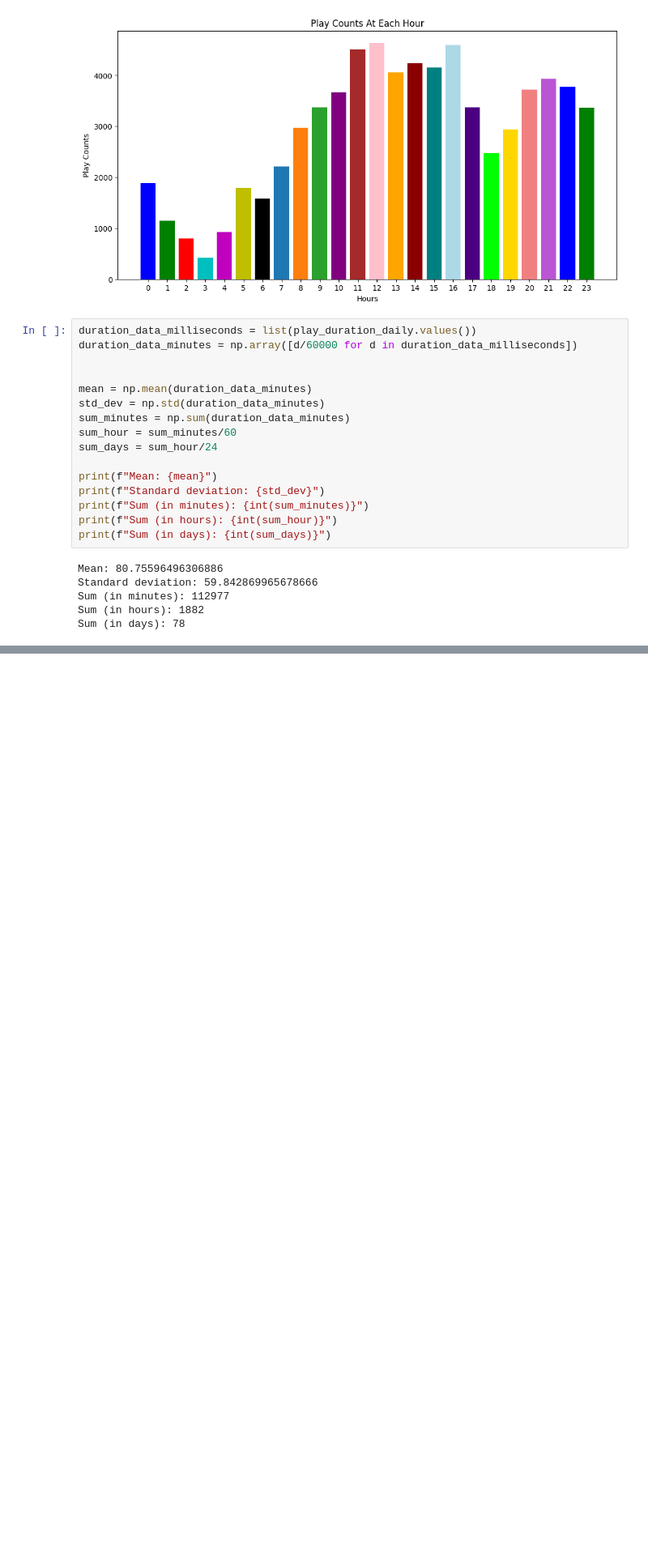
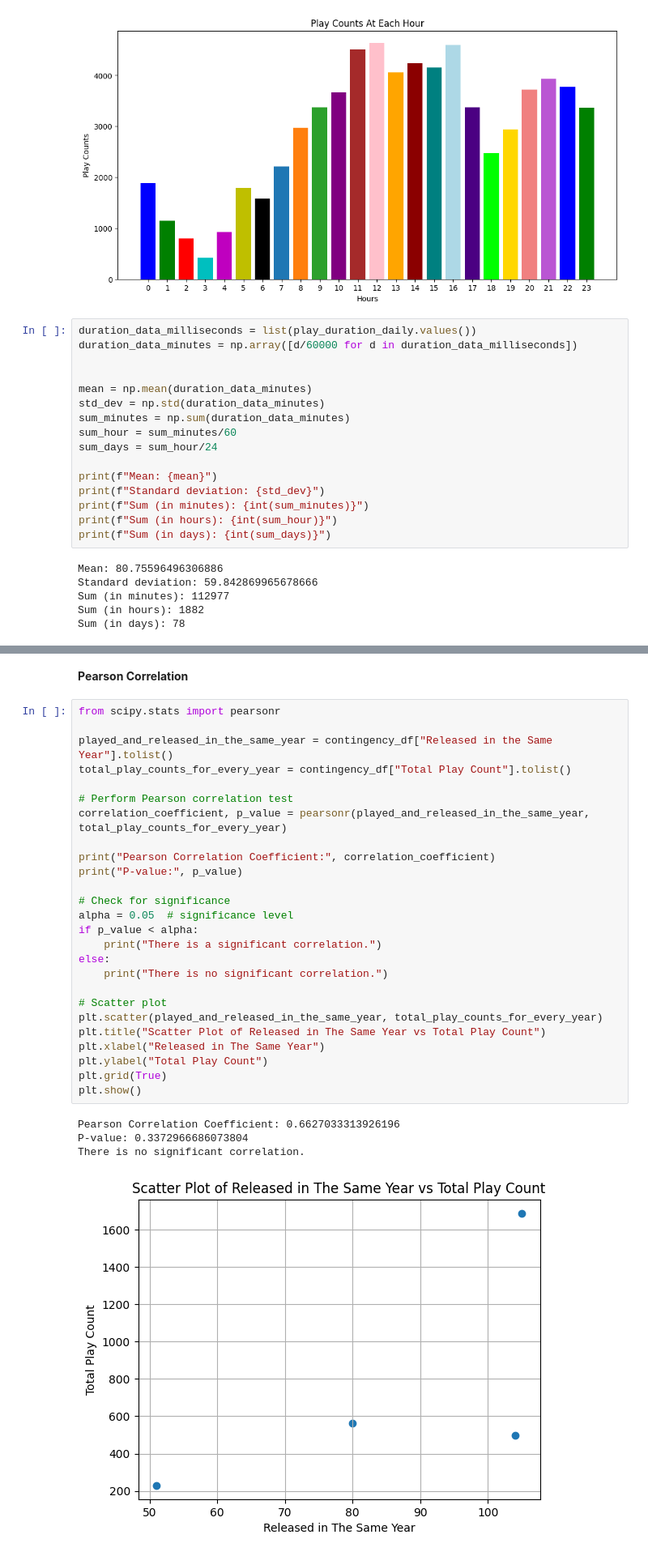
Before and after one commit to nusret35/spotify-playlist-analyzer, a Jupyter notebook: main.ipynb, the cells around one changed output, grey strips where cells are left out. Shown at 81% size. Saved outputs shown, nothing was run; the diff lists cells and outputs as text; blank space fills up the shorter version.

```diff
--- a/main.ipynb
+++ b/main.ipynb
@@ -382,0 +395,33 @@ fuck
+# %% [markdown]
+**Pearson Correlation**
+# %%
+from scipy.stats import pearsonr
+
+played_and_released_in_the_same_year = contingency_df["Released in the Same Year"].tolist()
+total_play_counts_for_every_year = contingency_df["Total Play Count"].tolist()
+
+# Perform Pearson correlation test
+correlation_coefficient, p_value = pearsonr(played_and_released_in_the_same_year, total_play_counts_for_every_year)
+
+print("Pearson Correlation Coefficient:", correlation_coefficient)
+print("P-value:", p_value)
+
+# Check for significance
+alpha = 0.05  # significance level
+if p_value < alpha:
+    print("There is a significant correlation.")
+else:
+    print("There is no significant correlation.")
+
+# Scatter plot
+plt.scatter(played_and_released_in_the_same_year, total_play_counts_for_every_year)
+plt.title("Scatter Plot of Released in The Same Year vs Total Play Count")
+plt.xlabel("Released in The Same Year")
+plt.ylabel("Total Play Count")
+plt.grid(True)
+plt.show()
+# %% [output]
+Pearson Correlation Coefficient: 0.6627033313926196
+P-value: 0.3372966686073804
+There is no significant correlation.
+[figure, added]
```
Also changed, not shown: parts of 5 cells of this notebook.
